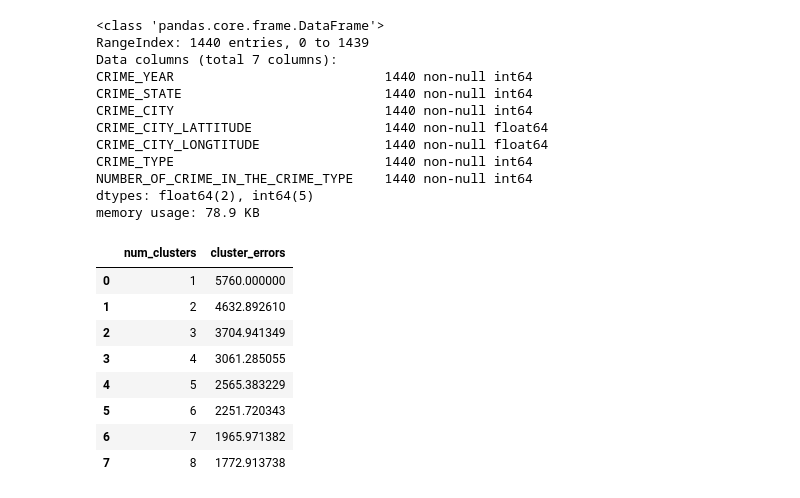
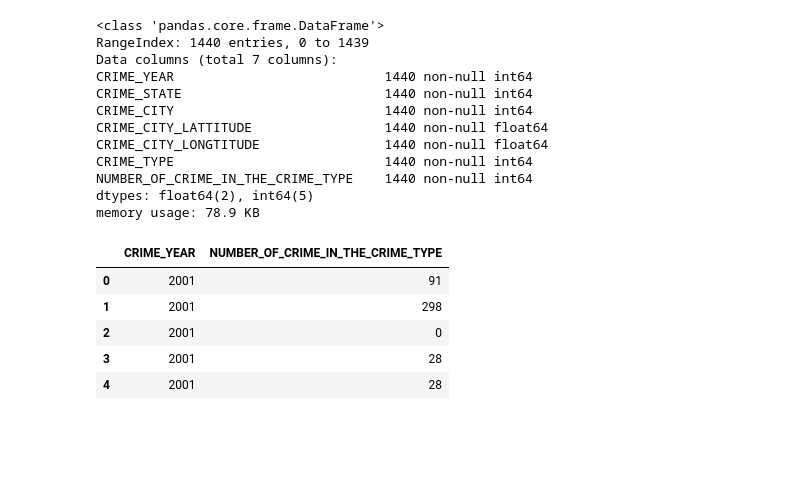
Before and after one commit to Ferdib-Al-Islam/crime-data-visualization-and-analysis, a Jupyter notebook: sowrozit_crime_tamilnadu.ipynb, the cells around one changed output. Saved outputs shown, nothing was run; the diff lists cells and outputs as text; code cells hidden in the pictures; blank space fills up the shorter version.

```diff
--- a/sowrozit_crime_tamilnadu.ipynb
+++ b/sowrozit_crime_tamilnadu.ipynb
@@ -82,0 +73,18 @@ for col in data.columns.values:
+# %%
+# copying data
+data_copy = data
+
+# label_encoder object knows how to understand word labels.
+label_encoder = LabelEncoder()
+
+# Encode labels in column 'CRIME_CITY'.
+data['CRIME_CITY']= label_encoder.fit_transform(data['CRIME_CITY'])
+data['CRIME_CITY'].unique()
+
+# Encode labels in column 'CRIME_STATE'.
+data['CRIME_STATE']= label_encoder.fit_transform(data['CRIME_STATE'])
+data['CRIME_STATE'].unique()
+
+# Encode labels in column 'CRIME_TYPE'.
+data['CRIME_TYPE']= label_encoder.fit_transform(data['CRIME_TYPE'])
+data['CRIME_TYPE'].unique()
@@ -126,12 +122,31 @@ clusters_df = pd.DataFrame( { "num_clusters":cluster_range, "cluster_errors": cl
-# %%
-clusters_df
-# %% [output]
-|  | num_clusters | cluster_errors |
-| 0 | 1 | 5760.000000 |
-| 1 | 2 | 4632.892610 |
-| 2 | 3 | 3704.941349 |
-| 3 | 4 | 3061.285055 |
-| 4 | 5 | 2565.383229 |
-| 5 | 6 | 2251.720343 |
-| 6 | 7 | 1965.971382 |
-| 7 | 8 | 1772.913738 |
+# %%
+''' # standard scaling
+from sklearn.preprocessing import StandardScaler
+
+scaler = StandardScaler()
+data_scaled = scaler.fit_transform(data)
+
+# statistics of scaled data
+data_scaled = pd.DataFrame(data_scaled)
+data_scaled.describe() '''
+
+# case 1: K-means
+
+X = data[['CRIME_YEAR', 'NUMBER_OF_CRIME_IN_THE_CRIME_TYPE']]
+
+clusters = KMeans(9)
+clusters.fit(X)
+clusters.cluster_centers_
+clusters.labels_
+
+data['Crime_clusters'] = clusters.labels_
+data.head()
+data.sort_values(by=['Crime_clusters'],ascending = True)
+X.head()
+# %% [output]
+|  | CRIME_YEAR | NUMBER_OF_CRIME_IN_THE_CRIME_TYPE |
+| 0 | 2001 | 91 |
+| 1 | 2001 | 298 |
+| 2 | 2001 | 0 |
+| 3 | 2001 | 28 |
+| 4 | 2001 | 28 |
```
Also changed, not shown: parts of 4 cells of this notebook.
